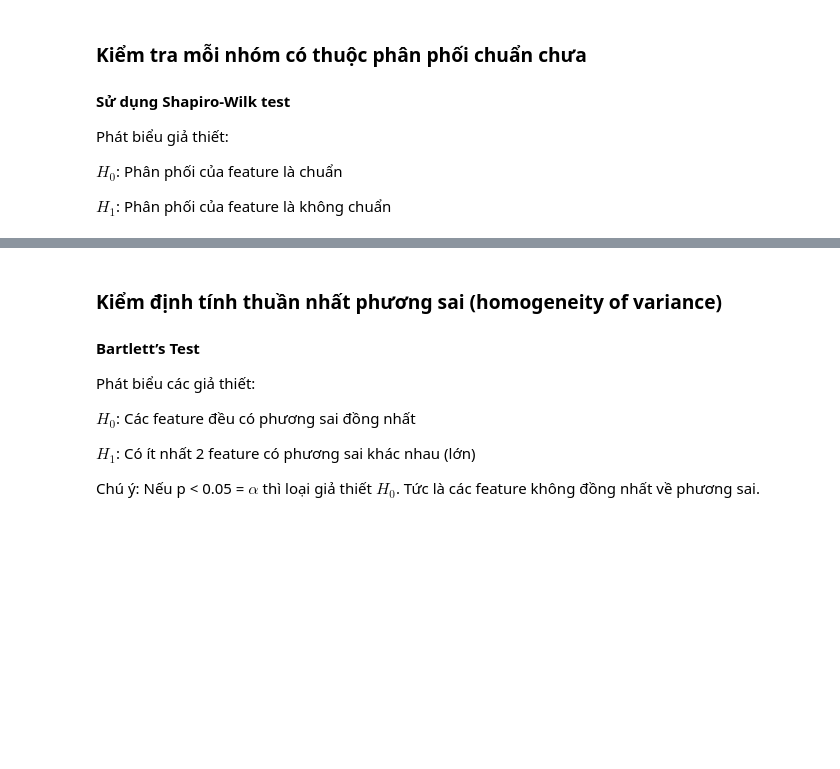
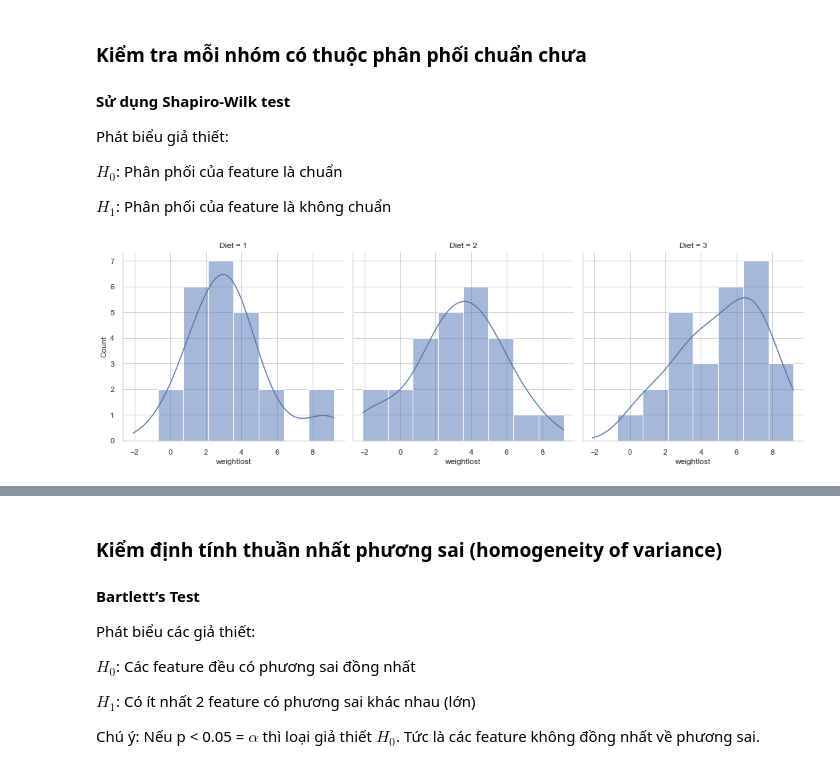
Before and after one commit to congltk1234/NhapMonKHDL, a Jupyter notebook: Đồ án PTDL/Thống kê suy diễn.ipynb, the cells around one changed output, grey strips where cells are left out. Cells and saved outputs as stored; diff of their text form; code cells hidden in the pictures; blank space fills up the shorter version.

```diff
--- a/Đồ án PTDL/Thống kê suy diễn.ipynb
+++ b/Đồ án PTDL/Thống kê suy diễn.ipynb
@@ -319,6 +323,10 @@ Phát biểu giả thiết:
 $H_0$: Phân phối của feature là chuẩn
 
 $H_1$: Phân phối của feature là không chuẩn
+# %%
+g=sns.displot(data=data3,x='weightlost',col='Diet',kde=True)
+# %% [output]
+[figure, added]
 # %%
 # Lấy sample(20)
 type_1=type_1.sample(20)
```
Also changed, not shown: parts of 15 cells of this notebook, 23 other files.
